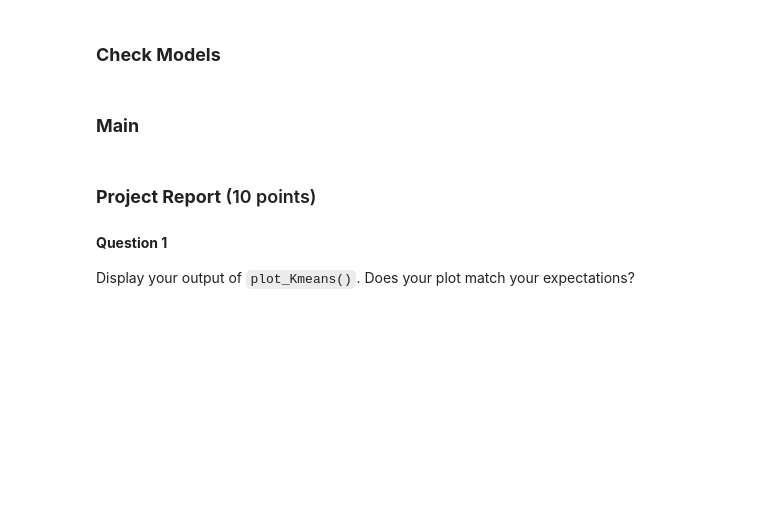
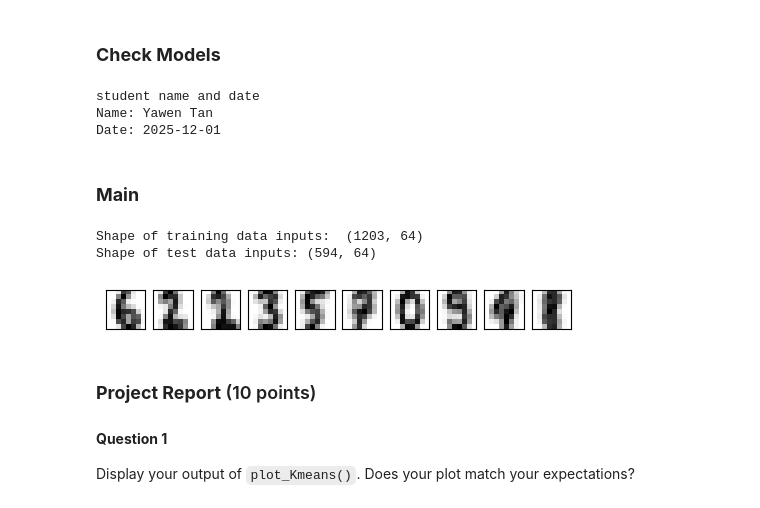
Before and after one commit to IsabellaTan/Brown-DATA2060-HW9, a Jupyter notebook: HW09.ipynb, the cells around one changed output. Drawn from its saved outputs; the diff is of its cells as text; code cells hidden in the pictures; blank space fills up the shorter version.

```diff
--- a/HW09.ipynb
+++ b/HW09.ipynb
@@ -272,6 +315,11 @@ class KmeansClassifier(object):
         :return: None
         """
         # TODO (hint: use kmeans())
+        self.cluster_centers_ = kmeans(
+            inputs=X,
+            k=self.k,
+            max_iter=self.max_iter,
+            tol=self.tol)
 
 
     def predict(self, X):
@@ -282,8 +330,12 @@ class KmeansClassifier(object):
         """
 
         # TODO: complete this step only after having plotted the centroids!
-
-        return
+        # Compute pairwise distance: shape (n_samples, k)
+        distances = np.linalg.norm(
+            X[:, None, :] - self.cluster_centers_[None, :, :],
+            axis=2)
+        # Return nearest centroid ID
+        return np.argmin(distances, axis=1)
 # %% [markdown]
 ### **Check Models**
 # %%
@@ -315,6 +367,13 @@ assert (np.sort(test_model2.predict(x2)) == [0, 0, 1, 1, 1, 1]).all()
 
 # TODO: student should print their names and date
 print('student name and date ')
+from datetime import date
+print("Name: Yawen Tan")
+print("Date:", date.today())
+# %% [output]
+student name and date
+Name: Yawen Tan
+Date: 2025-12-01
 # %% [markdown]
 ### **Main**
 # %%
@@ -354,34 +413,38 @@ def runKMeans():
     '''
     NUM_CLUSTERS = 10 # Change only for Question 3 of the Project Report
     random.seed(1) # DO NOT CHANGE
     np.random.seed(1) # DO NOT CHANGE
 
 
     # Read data
     data = pd.read_csv("digits.csv", header = None)
 
     # Features columns are indexed from 1 to the end, make sure that dtype = float32
     inputs = data.values[:, 1:].astype("float32")
 
     # Split data into training set and test set with a ratio of 2:1
     train_inputs, test_inputs = train_test_split(inputs, test_size = 0.33)
 
     train_data = train_inputs
     test_data = test_inputs
     print("Shape of training data inputs: ", train_data.shape)
     print("Shape of test data inputs:", test_data.shape)
 
     # Train K-Means Classifier
     kmeans_model = KmeansClassifier(NUM_CLUSTERS)
     kmeans_model.train(train_data)
 
     # DO NOT MODIFY ABOVE THIS LINE!
 
-    # plot_Kmeans(kmeans_model)
+    plot_Kmeans(kmeans_model)
 
 
 # DO NOT MODIFY BELOW
 runKMeans()
+# %% [output]
+Shape of training data inputs:  (1203, 64)
+Shape of test data inputs: (594, 64)
+[figure, added]
 # %% [markdown]
 ### **Project Report** (10 points)
 
```
Also changed, not shown: parts of 15 cells of this notebook, 4 other files.
